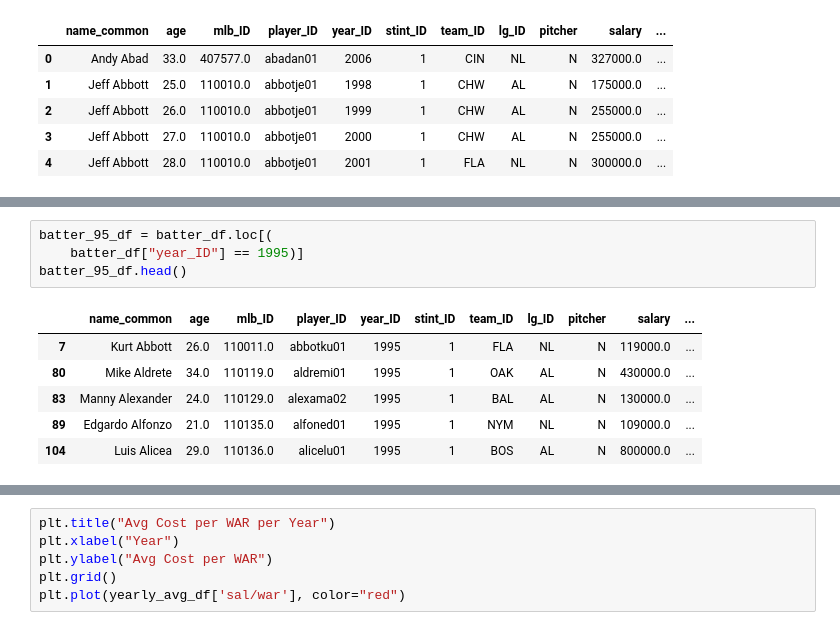
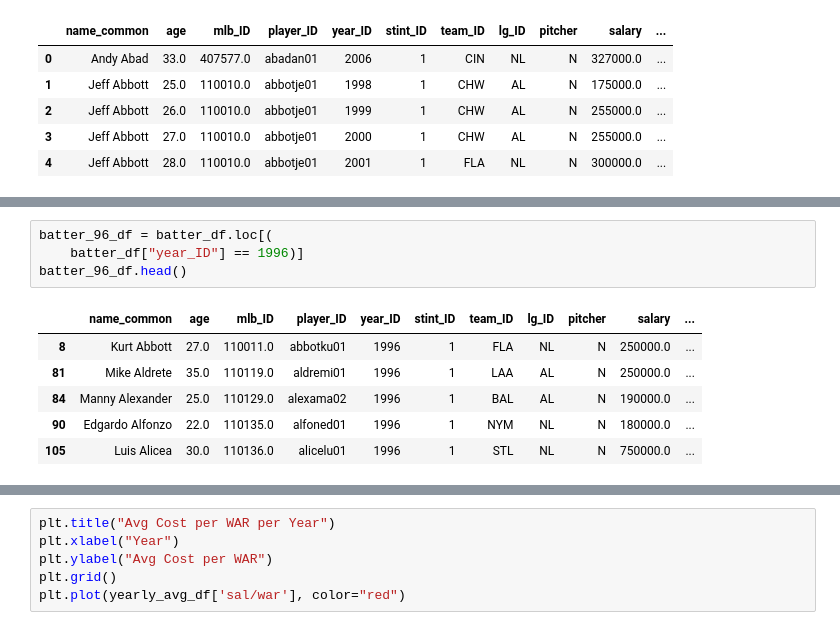
Before and after one commit to DavidJeffPhillips/Project1, a Jupyter notebook: data/Initial Analysis - Bat.ipynb, the cells around one changed output, grey strips where cells are left out. Saved outputs shown, nothing was run; the diff lists cells and outputs as text.

```diff
--- a/data/Initial Analysis - Bat.ipynb
+++ b/data/Initial Analysis - Bat.ipynb
@@ -58,14 +58,14 @@ plt.show()
 # %% [output]
 [figure]
 # %%
-batter_95_df = batter_df.loc[(
-    batter_df["year_ID"] == 1995)]
-batter_95_df.head()
+batter_96_df = batter_df.loc[(
+    batter_df["year_ID"] == 1996)]
+batter_96_df.head()
 # %% [output]
 |  | name_common | age | mlb_ID | player_ID | year_ID | stint_ID | team_ID | lg_ID | pitcher | salary | ... |
-| 7 | Kurt Abbott | 26.0 | 110011.0 | abbotku01 | 1995 | 1 | FLA | NL | N | 119000.0 | ... |
-| 80 | Mike Aldrete | 34.0 | 110119.0 | aldremi01 | 1995 | 1 | OAK | AL | N | 430000.0 | ... |
-| 83 | Manny Alexander | 24.0 | 110129.0 | alexama02 | 1995 | 1 | BAL | AL | N | 130000.0 | ... |
-| 89 | Edgardo Alfonzo | 21.0 | 110135.0 | alfoned01 | 1995 | 1 | NYM | NL | N | 109000.0 | ... |
-| 104 | Luis Alicea | 29.0 | 110136.0 | alicelu01 | 1995 | 1 | BOS | AL | N | 800000.0 | ... |
+| 8 | Kurt Abbott | 27.0 | 110011.0 | abbotku01 | 1996 | 1 | FLA | NL | N | 250000.0 | ... |
+| 81 | Mike Aldrete | 35.0 | 110119.0 | aldremi01 | 1996 | 1 | LAA | AL | N | 250000.0 | ... |
+| 84 | Manny Alexander | 25.0 | 110129.0 | alexama02 | 1996 | 1 | BAL | AL | N | 190000.0 | ... |
+| 90 | Edgardo Alfonzo | 22.0 | 110135.0 | alfoned01 | 1996 | 1 | NYM | NL | N | 180000.0 | ... |
+| 105 | Luis Alicea | 30.0 | 110136.0 | alicelu01 | 1996 | 1 | STL | NL | N | 750000.0 | ... |
 # %%
```
Also changed, not shown: parts of 14 cells of this notebook, 1 other file.
